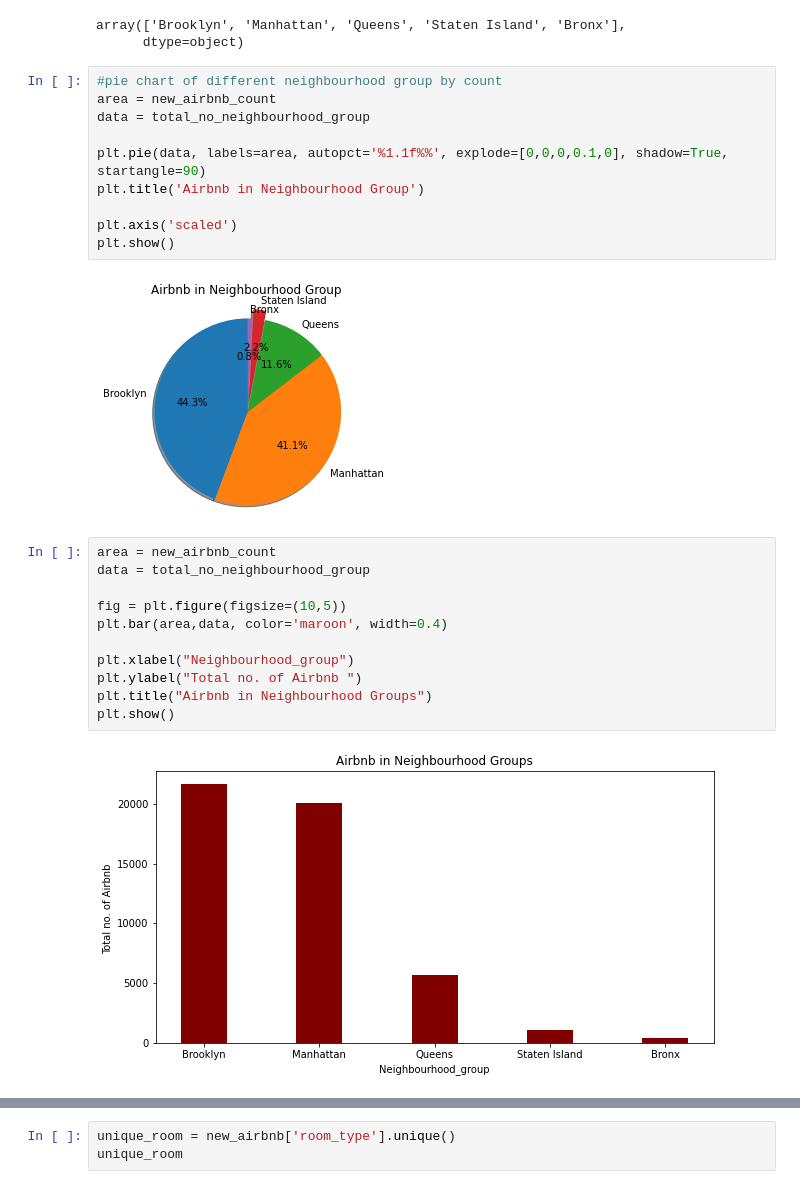
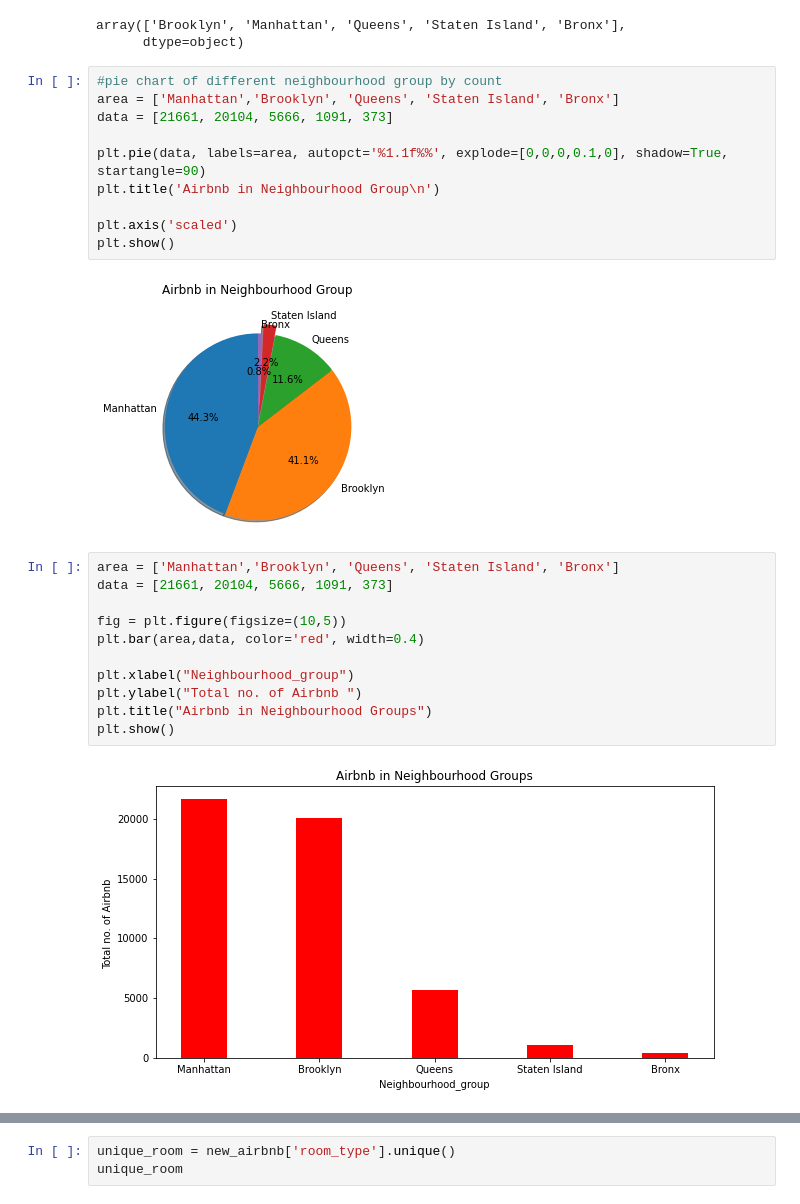
Before and after one commit to Pawan-kumar-Singh/Airbnb-data-analysis, a Jupyter notebook: Copy_of_Copy_of_Airbnb_Bookings_Analysis_Capstone_Project.ipynb, the cells around one changed output, grey strips where cells are left out. Saved outputs shown, nothing was run; the diff lists cells and outputs as text.

```diff
--- a/Copy_of_Copy_of_Airbnb_Bookings_Analysis_Capstone_Project.ipynb
+++ b/Copy_of_Copy_of_Airbnb_Bookings_Analysis_Capstone_Project.ipynb
@@ -198,27 +208,27 @@ array(['Brooklyn', 'Manhattan', 'Queens', 'Staten Island', 'Bronx'],
       dtype=object)
 # %%
 #pie chart of different neighbourhood group by count
-area = new_airbnb_count
-data = total_no_neighbourhood_group
+area = ['Manhattan','Brooklyn', 'Queens', 'Staten Island', 'Bronx']
+data = [21661, 20104, 5666, 1091, 373]
 
 plt.pie(data, labels=area, autopct='%1.1f%%', explode=[0,0,0,0.1,0], shadow=True, startangle=90)
-plt.title('Airbnb in Neighbourhood Group')
+plt.title('Airbnb in Neighbourhood Group\n')
 
 plt.axis('scaled')
 plt.show()
 # %% [output]
-[figure, old version]
+[figure, new version]
 # %%
-area = new_airbnb_count
-data = total_no_neighbourhood_group
+area = ['Manhattan','Brooklyn', 'Queens', 'Staten Island', 'Bronx']
+data = [21661, 20104, 5666, 1091, 373]
 
 fig = plt.figure(figsize=(10,5))
-plt.bar(area,data, color='maroon', width=0.4)
+plt.bar(area,data, color='red', width=0.4)
 
 plt.xlabel("Neighbourhood_group")
 plt.ylabel("Total no. of Airbnb ")
 plt.title("Airbnb in Neighbourhood Groups")
 plt.show()
 # %% [output]
-[figure, old version]
+[figure, new version]
 # %%
```
Also changed, not shown: parts of 40 cells of this notebook.
